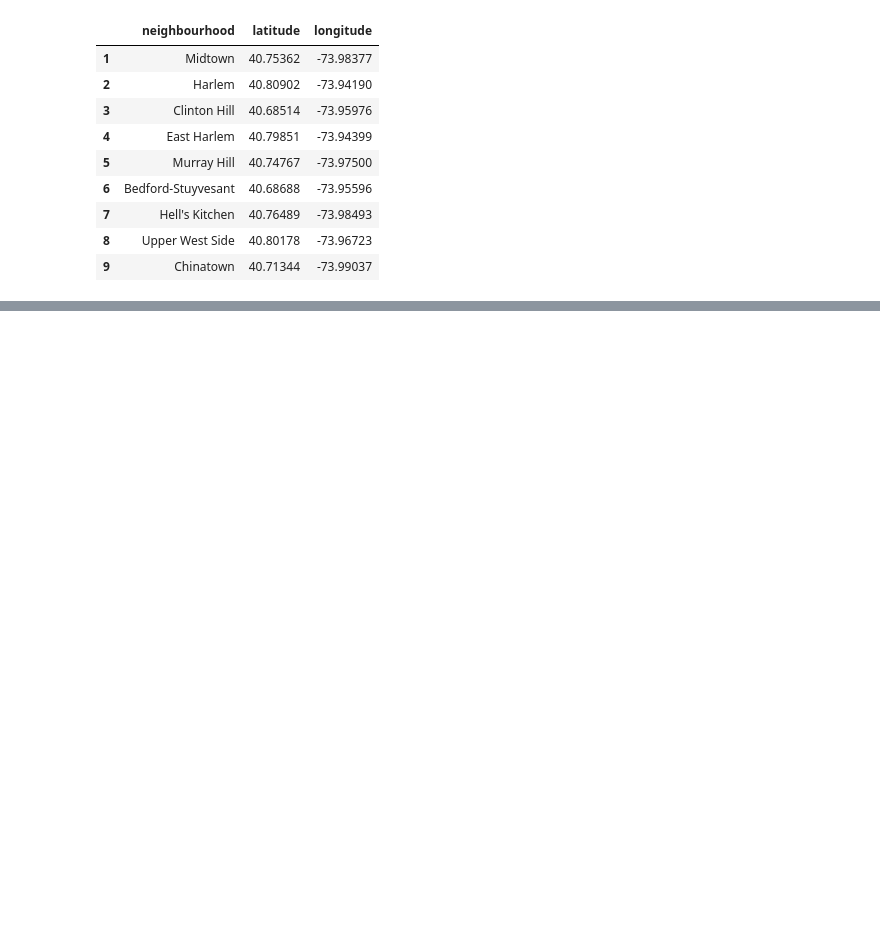
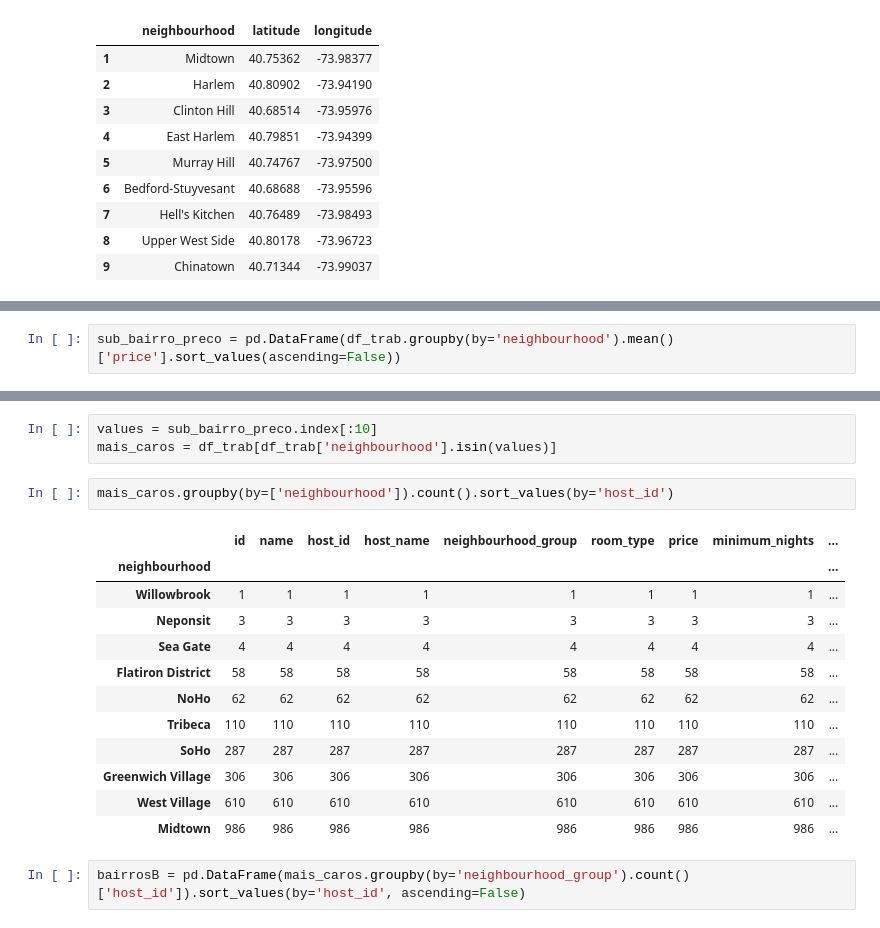
Before and after one commit to ITALOZDKJ/Me-tornando-um-analista-de-dados, a Jupyter notebook: new_airbnb.ipynb, the cells around one changed output, grey strips where cells are left out. Drawn from its saved outputs; the diff is of its cells as text; blank space fills up the shorter version.

```diff
--- a/new_airbnb.ipynb
+++ b/new_airbnb.ipynb
@@ -176,0 +206,2 @@ array(['Manhattan', 'Brooklyn'], dtype=object)
+# %%
+sub_bairro_preco = pd.DataFrame(df_trab.groupby(by='neighbourhood').mean()['price'].sort_values(ascending=False))
@@ -176,0 +218,20 @@ array(['Manhattan', 'Brooklyn'], dtype=object)
+# %%
+values = sub_bairro_preco.index[:10]
+mais_caros = df_trab[df_trab['neighbourhood'].isin(values)]
+# %%
+mais_caros.groupby(by=['neighbourhood']).count().sort_values(by='host_id')
+# %% [output]
+|  | id | name | host_id | host_name | neighbourhood_group | room_type | price | minimum_nights | ... |
+| neighbourhood |  |  |  |  |  |  |  |  | ... |
+| Willowbrook | 1 | 1 | 1 | 1 | 1 | 1 | 1 | 1 | ... |
+| Neponsit | 3 | 3 | 3 | 3 | 3 | 3 | 3 | 3 | ... |
+| Sea Gate | 4 | 4 | 4 | 4 | 4 | 4 | 4 | 4 | ... |
+| Flatiron District | 58 | 58 | 58 | 58 | 58 | 58 | 58 | 58 | ... |
+| NoHo | 62 | 62 | 62 | 62 | 62 | 62 | 62 | 62 | ... |
+| Tribeca | 110 | 110 | 110 | 110 | 110 | 110 | 110 | 110 | ... |
+| SoHo | 287 | 287 | 287 | 287 | 287 | 287 | 287 | 287 | ... |
+| Greenwich Village | 306 | 306 | 306 | 306 | 306 | 306 | 306 | 306 | ... |
+| West Village | 610 | 610 | 610 | 610 | 610 | 610 | 610 | 610 | ... |
+| Midtown | 986 | 986 | 986 | 986 | 986 | 986 | 986 | 986 | ... |
+# %%
+bairrosB = pd.DataFrame(mais_caros.groupby(by='neighbourhood_group').count()['host_id']).sort_values(by='host_id', ascending=False)
```
Also changed, not shown: parts of 40 cells of this notebook.
